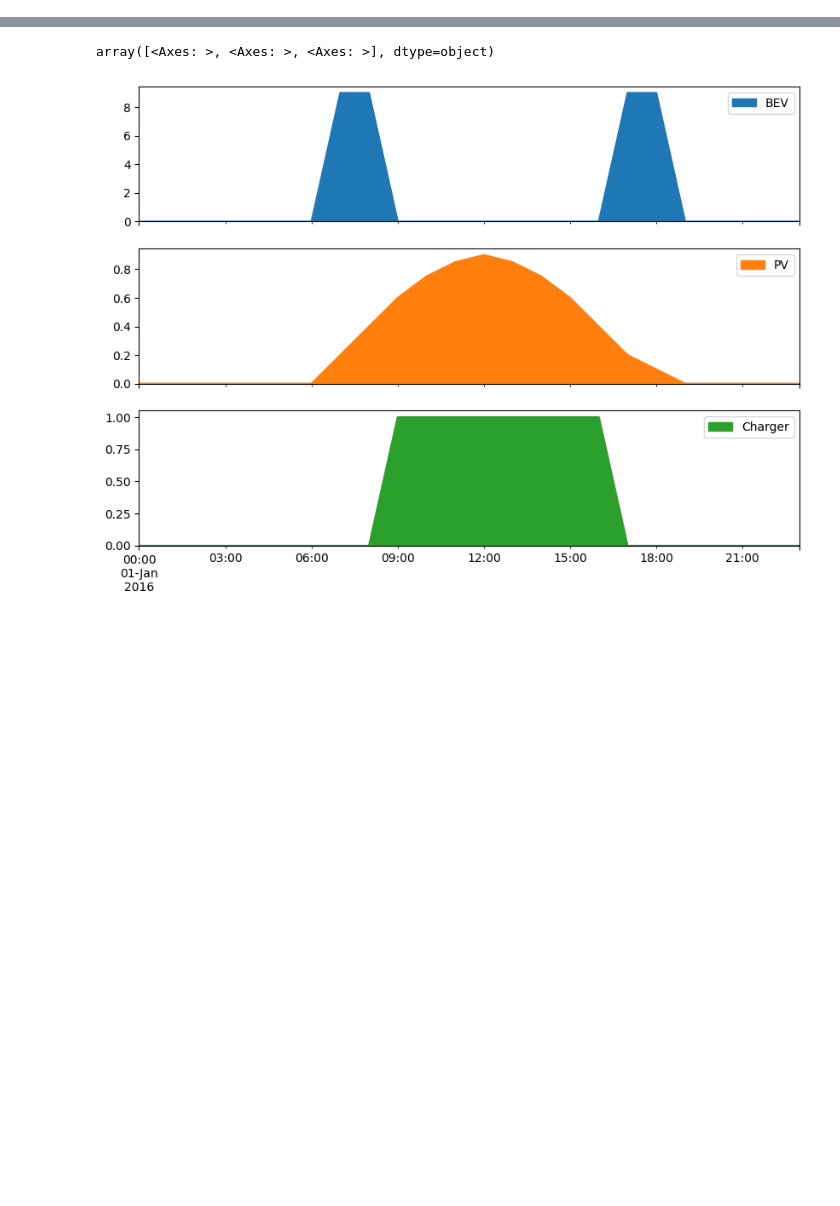
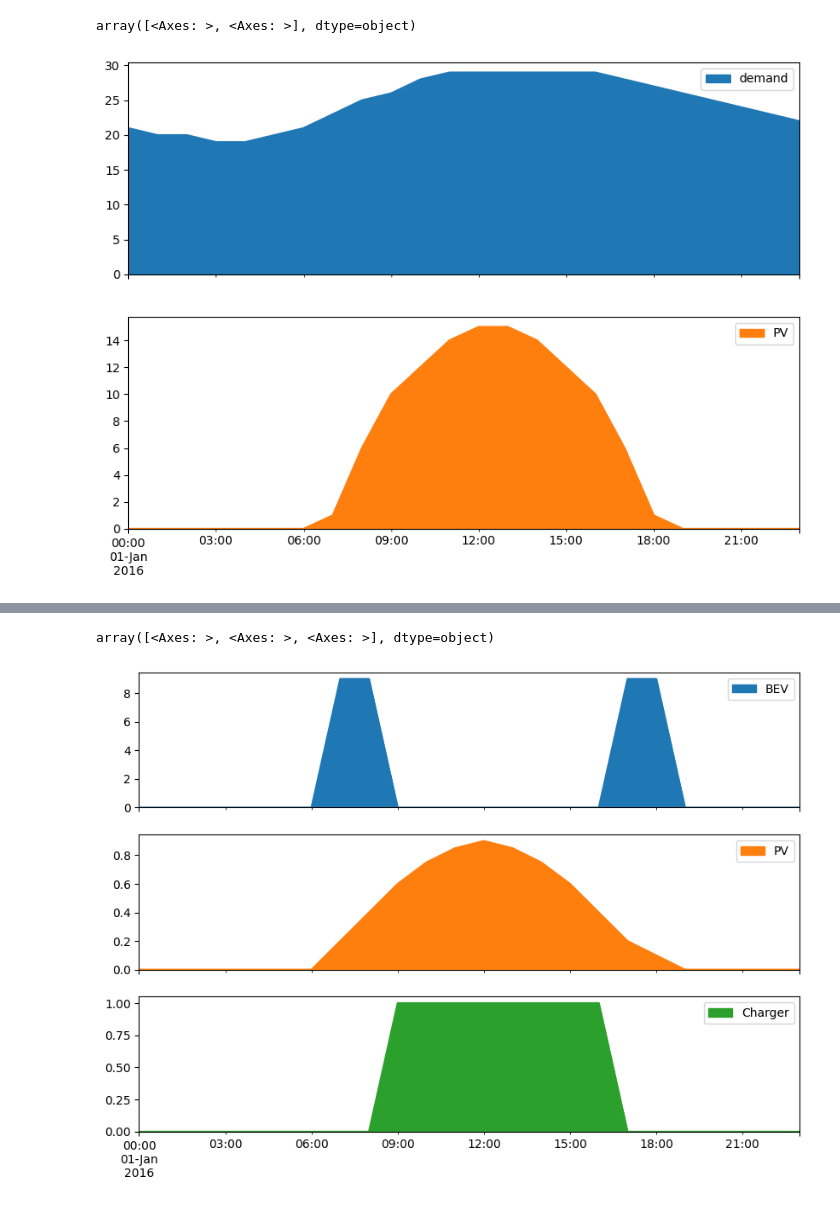
Before and after one commit to eddiesholl/gridsim, a Jupyter notebook: backend/notebooks/pypsa.ipynb, the cells around one changed output, grey strips where cells are left out. Saved outputs shown, nothing was run; the diff lists cells and outputs as text; code cells hidden in the pictures; blank space fills up the shorter version.

```diff
--- a/backend/notebooks/pypsa.ipynb
+++ b/backend/notebooks/pypsa.ipynb
@@ -9,17 +18,26 @@ import pypsa
 # use 24 hour period for consideration
 index = pd.date_range("2016-01-01 00:00", "2016-01-01 23:00", freq="h")
 
-# consumption pattern of BEV
-bev_usage = pd.Series([0.0] * 7 + [9.0] * 2 + [0.0] * 8 + [9.0] * 2 + [0.0] * 5, index)
+demand = pd.Series([
+    21, 20, 20, 19,
+    19, 20, 21, 23,
+    25, 26, 28, 29,
+    29, 29, 29, 29,
+    29, 28, 27, 26,
+    25, 24, 23, 22
+    ], index)
 
-# solar PV panel generation per unit of capacity
-pv_pu = pd.Series(
-    [0.0] * 7
-    + [0.2, 0.4, 0.6, 0.75, 0.85, 0.9, 0.85, 0.75, 0.6, 0.4, 0.2, 0.1]
-    + [0.0] * 5,
-    index,
+solar_pv = pd.Series(
+    [0] * 7 + [1] +
+    [6] + [10] + [12] + [14] +
+    [15] + [15] + [14] + [12] +
+    [10] + [6] + [1] +
+    [0] * 5,
+    index
 )
-
-# availability of charging - i.e. only when parked at office
-charger_p_max_pu = pd.Series(0, index=index)
-charger_p_max_pu["2016-01-01 09:00":"2016-01-01 16:00"] = 1.0
+# %%
+df = pd.concat({"demand": demand, "PV": solar_pv}, axis=1)
+df.plot.area(subplots=True, figsize=(10, 7))
+# %% [output]
+array([<Axes: >, <Axes: >], dtype=object)
+[figure, added]
```
Also changed, not shown: parts of 17 cells of this notebook.
